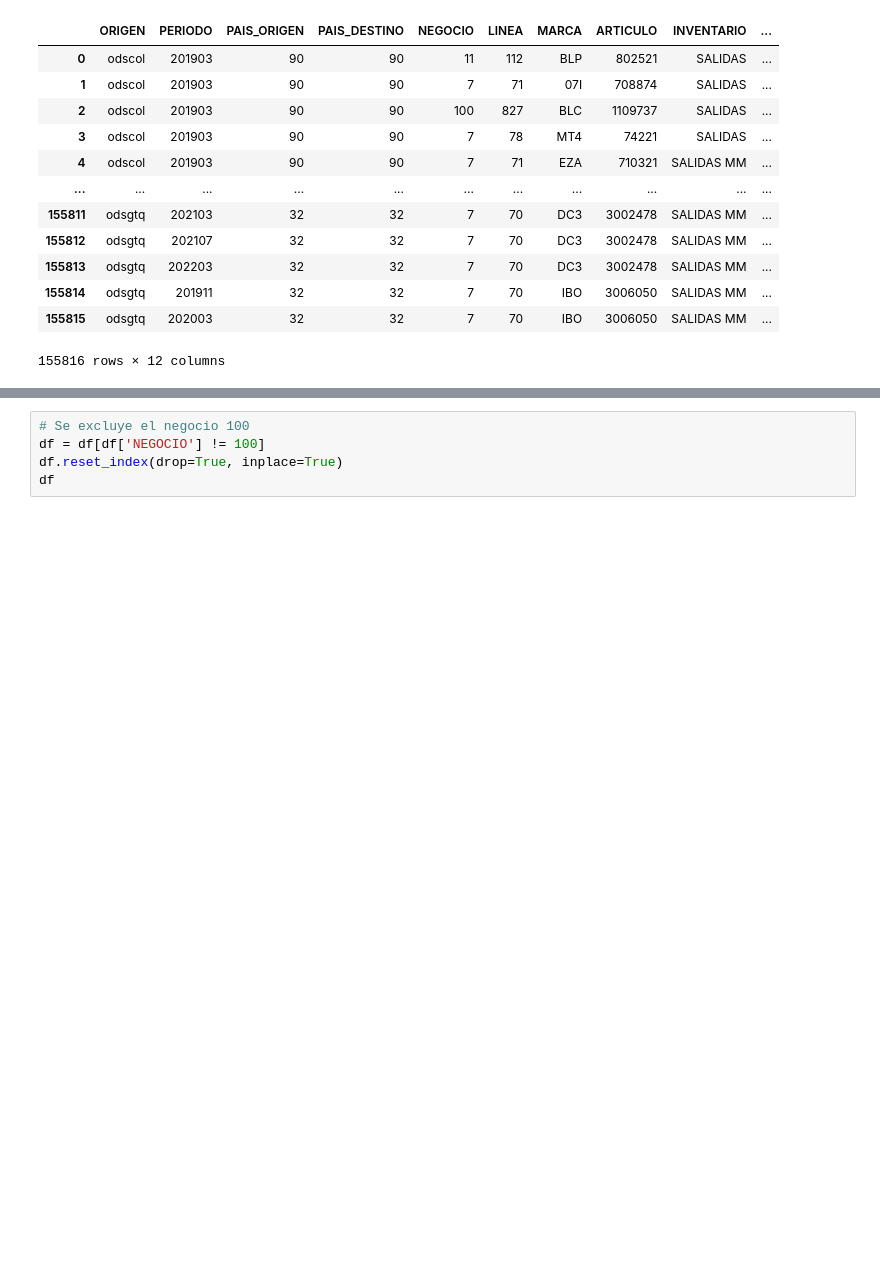
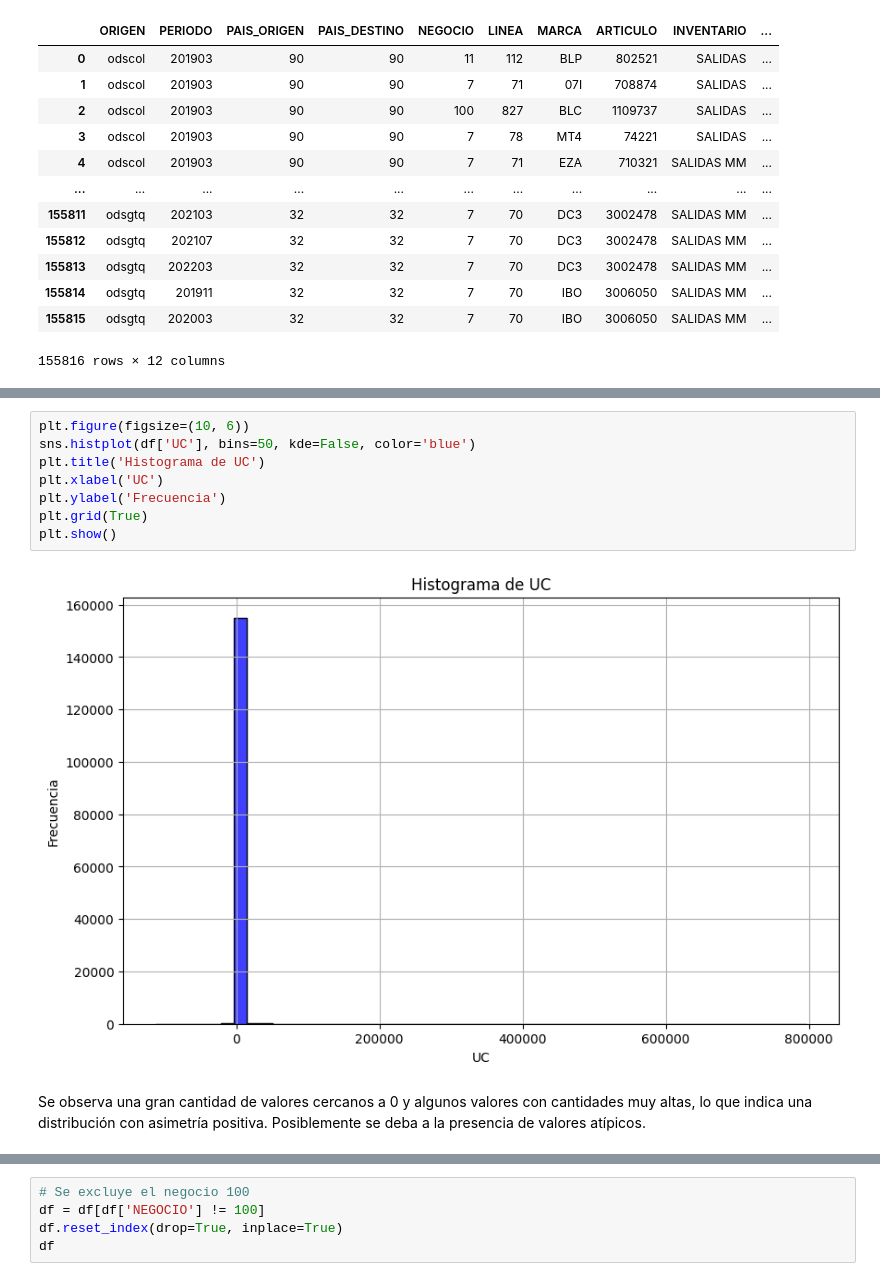
Before and after one commit to comodoro180/ICESI_MCD, a Jupyter notebook: AnalisisExploratorioDatos/Unidad_3/Pronostico_Producion_MuestrasMedicas_ST.ipynb, the cells around one changed output, grey strips where cells are left out. Drawn from its saved outputs; the diff is of its cells as text; blank space fills up the shorter version.

```diff
--- a/AnalisisExploratorioDatos/Unidad_3/Pronostico_Producion_MuestrasMedicas_ST.ipynb
+++ b/AnalisisExploratorioDatos/Unidad_3/Pronostico_Producion_MuestrasMedicas_ST.ipynb
@@ -26,0 +162,12 @@ df
+# %%
+plt.figure(figsize=(10, 6))
+sns.histplot(df['UC'], bins=50, kde=False, color='blue')
+plt.title('Histograma de UC')
+plt.xlabel('UC')
+plt.ylabel('Frecuencia')
+plt.grid(True)
+plt.show()
+# %% [output]
+[figure, added]
+# %% [markdown]
+Se observa una gran cantidad de valores cercanos a 0 y algunos valores con cantidades muy altas, lo que indica una distribución con asimetría positiva. Posiblemente se deba a la presencia de valores atípicos.
```
Also changed, not shown: parts of 51 cells of this notebook.
